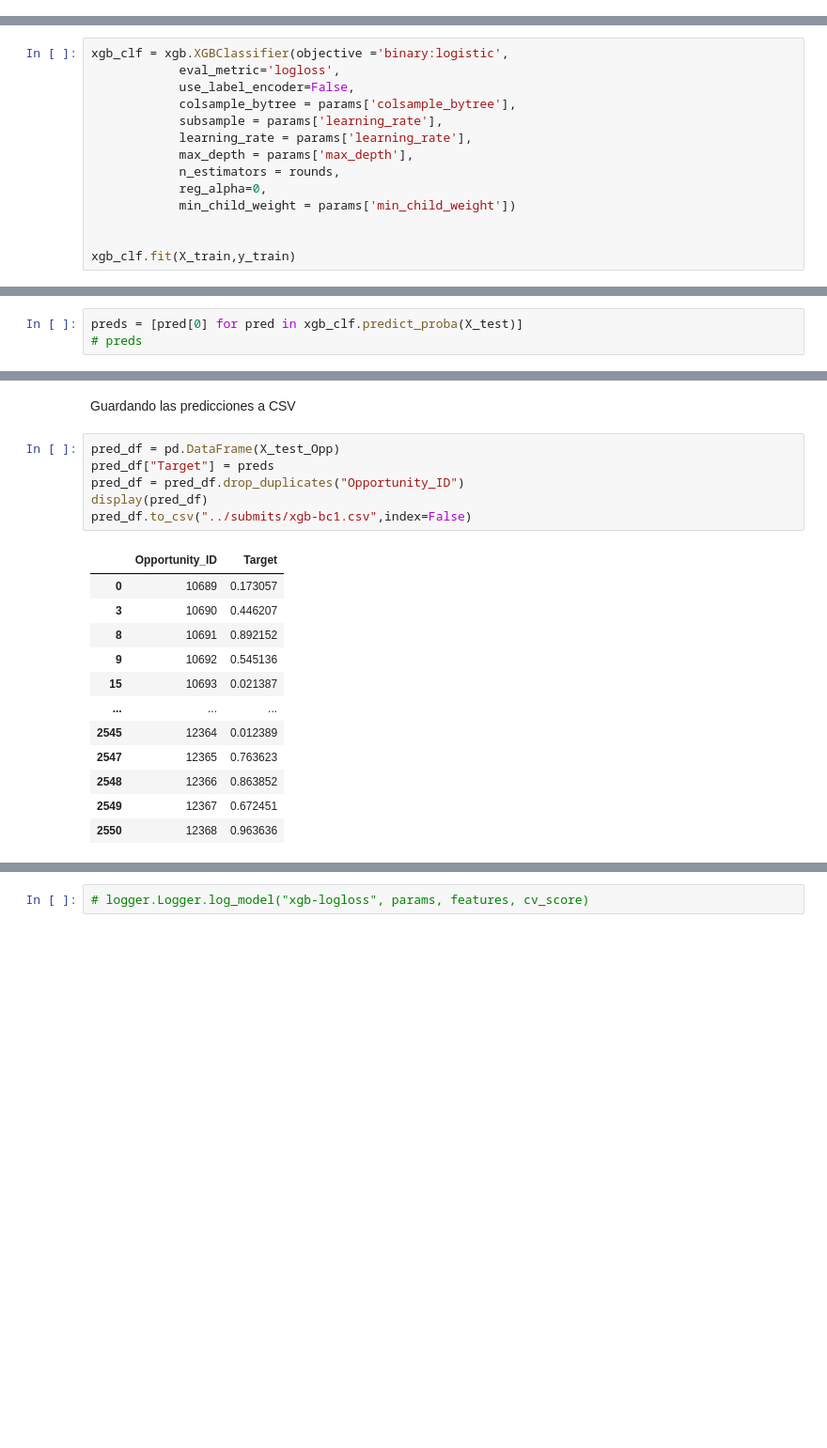
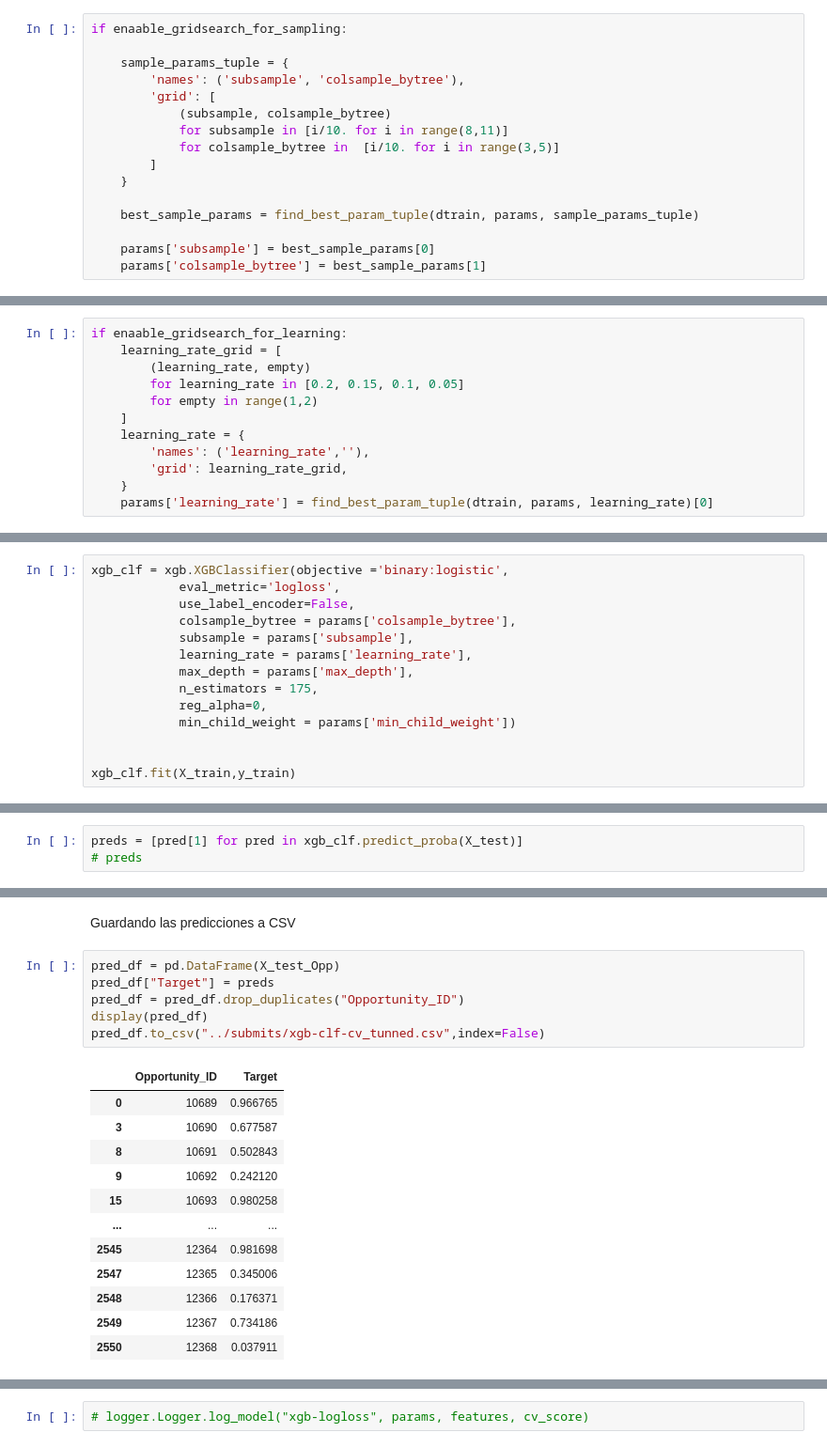
Before and after one commit to fede-alt/datos_2c2020_tp2-1, a Jupyter notebook: models/XGB-BinaryClassifier.ipynb, the cells around one changed output, grey strips where cells are left out. Shown at 94% size. Drawn from its saved outputs; the diff is of its cells as text; blank space fills up the shorter version.

Commit message:
Subo ultimos cambios al modelo, con el mejor submit hasta el momento (0.42478).

```diff
--- a/models/XGB-BinaryClassifier.ipynb
+++ b/models/XGB-BinaryClassifier.ipynb
@@ -216,0 +204,16 @@ if enaable_gridsearch_for_sampling:
+# %%
+if enaable_gridsearch_for_sampling:
+
+    sample_params_tuple = {
+        'names': ('subsample', 'colsample_bytree'),
+        'grid': [
+            (subsample, colsample_bytree)
+            for subsample in [i/10. for i in range(8,11)]
+            for colsample_bytree in  [i/10. for i in range(3,5)]
+        ]
+    }
+
+    best_sample_params = find_best_param_tuple(dtrain, params, sample_params_tuple)
+
+    params['subsample'] = best_sample_params[0]
+    params['colsample_bytree'] = best_sample_params[1]
@@ -245,0 +237,12 @@ if enaable_gridsearch_for_learning:
+# %%
+if enaable_gridsearch_for_learning:
+    learning_rate_grid = [
+        (learning_rate, empty)
+        for learning_rate in [0.2, 0.15, 0.1, 0.05]
+        for empty in range(1,2)
+    ]
+    learning_rate = {
+        'names': ('learning_rate',''),
+        'grid': learning_rate_grid,
+    }
+    params['learning_rate'] = find_best_param_tuple(dtrain, params, learning_rate)[0]
@@ -264,10 +284,10 @@ xgb_clf = xgb.XGBClassifier(objective ='binary:logistic',
             eval_metric='logloss',
             use_label_encoder=False,
             colsample_bytree = params['colsample_bytree'],
-            subsample = params['learning_rate'],
+            subsample = params['subsample'],
             learning_rate = params['learning_rate'],
             max_depth = params['max_depth'],
-            n_estimators = rounds,
+            n_estimators = 175,
             reg_alpha=0,
             min_child_weight = params['min_child_weight'])
 
@@ -285,6 +305,6 @@ XGBClassifier(base_score=0.5, booster='gbtree', colsample_bylevel=1,
               use_label_encoder=False, validate_parameters=1, verbosity=None)
 # %%
-preds = [pred[0] for pred in xgb_clf.predict_proba(X_test)]
+preds = [pred[1] for pred in xgb_clf.predict_proba(X_test)]
 # preds
 # %% [markdown]
 # ENTRENAMIENTO PARCIAL
@@ -461,22 +473,22 @@ Guardando las predicciones a CSV
 # %%
 pred_df = pd.DataFrame(X_test_Opp)
 pred_df["Target"] = preds
 pred_df = pred_df.drop_duplicates("Opportunity_ID")
 display(pred_df)
-pred_df.to_csv("../submits/xgb-bc1.csv",index=False)
+pred_df.to_csv("../submits/xgb-clf-cv_tunned.csv",index=False)
 # %% [output]
 |  | Opportunity_ID | Target |
-| 0 | 10689 | 0.173057 |
-| 3 | 10690 | 0.446207 |
-| 8 | 10691 | 0.892152 |
-| 9 | 10692 | 0.545136 |
-| 15 | 10693 | 0.021387 |
+| 0 | 10689 | 0.966765 |
+| 3 | 10690 | 0.677587 |
+| 8 | 10691 | 0.502843 |
+| 9 | 10692 | 0.242120 |
+| 15 | 10693 | 0.980258 |
 | ... | ... | ... |
-| 2545 | 12364 | 0.012389 |
-| 2547 | 12365 | 0.763623 |
-| 2548 | 12366 | 0.863852 |
-| 2549 | 12367 | 0.672451 |
-| 2550 | 12368 | 0.963636 |
+| 2545 | 12364 | 0.981698 |
+| 2547 | 12365 | 0.345006 |
+| 2548 | 12366 | 0.176371 |
+| 2549 | 12367 | 0.734186 |
+| 2550 | 12368 | 0.037911 |
 1567 rows × 2 columns
 # %%
 print(params)
```
Also changed, not shown: parts of 18 cells of this notebook, 3 other files.
